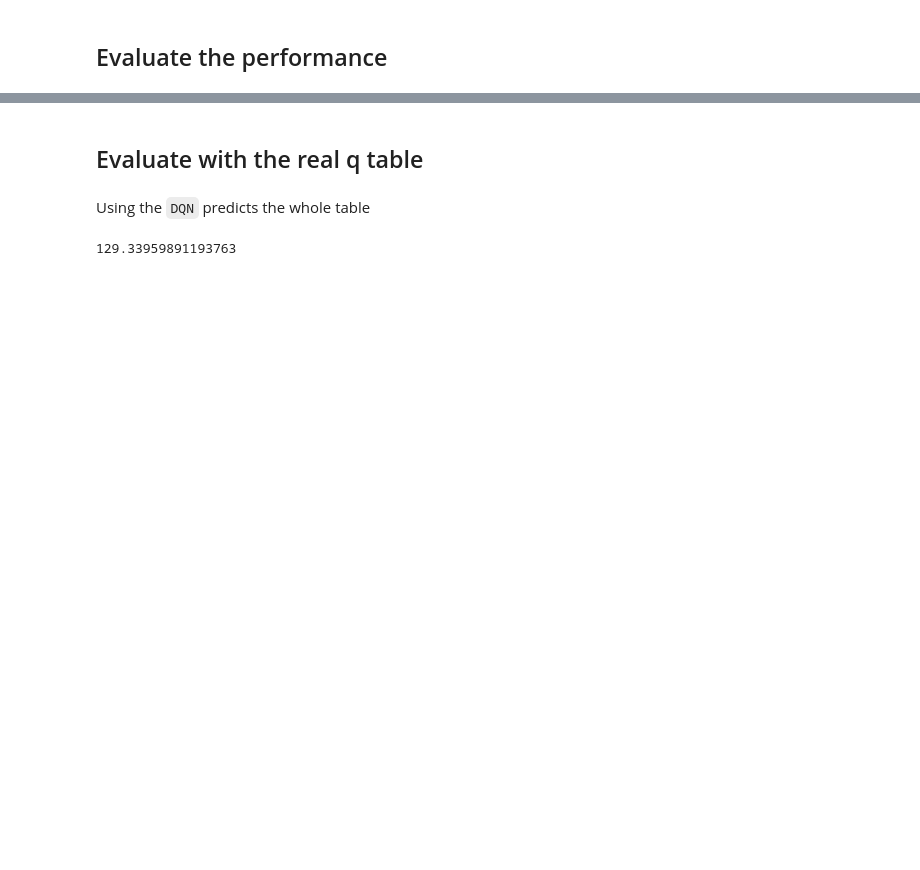
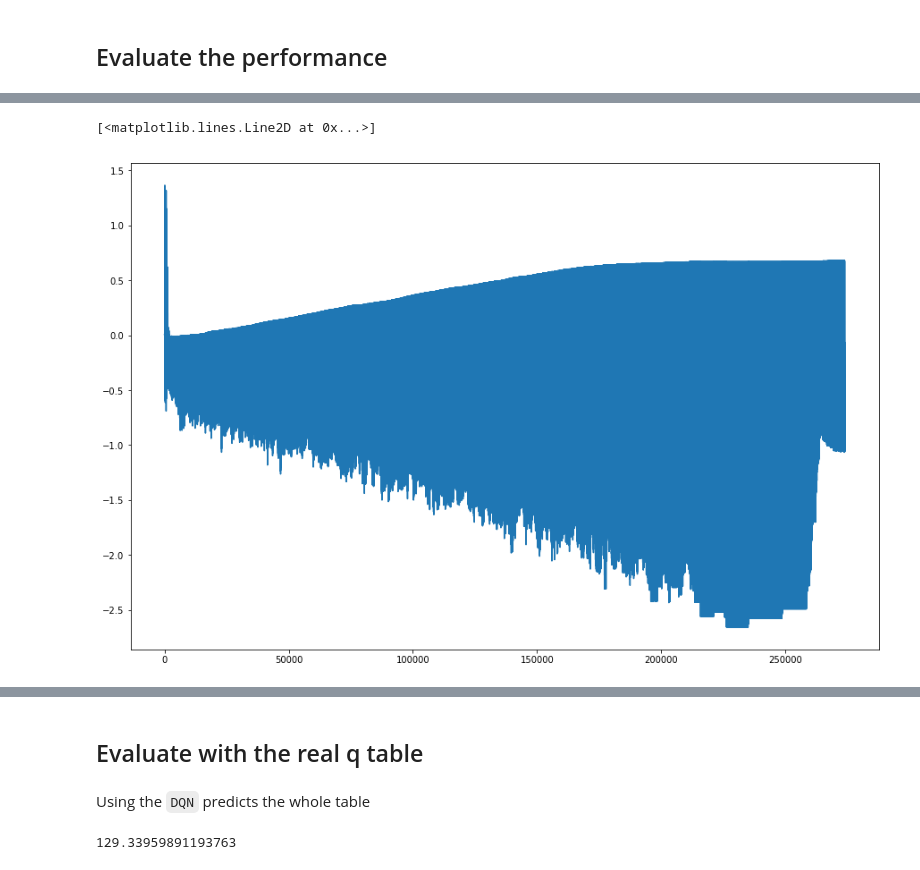
Before and after one commit to realwenlongwang/DQN, a Jupyter notebook: DQN_v3.ipynb, the cells around one changed output, grey strips where cells are left out. Saved outputs shown, nothing was run; the diff lists cells and outputs as text; code cells hidden in the pictures; blank space fills up the shorter version.

```diff
--- a/DQN_v3.ipynb
+++ b/DQN_v3.ipynb
@@ -312,0 +325,5 @@ plt.plot(loss_list)
+# %%
+plt.plot(mean_variable_list)
+# %% [output]
+[<matplotlib.lines.Line2D at 0x...>]
+[figure, added]
```
Also changed, not shown: parts of 15 cells of this notebook, 1 other file.
